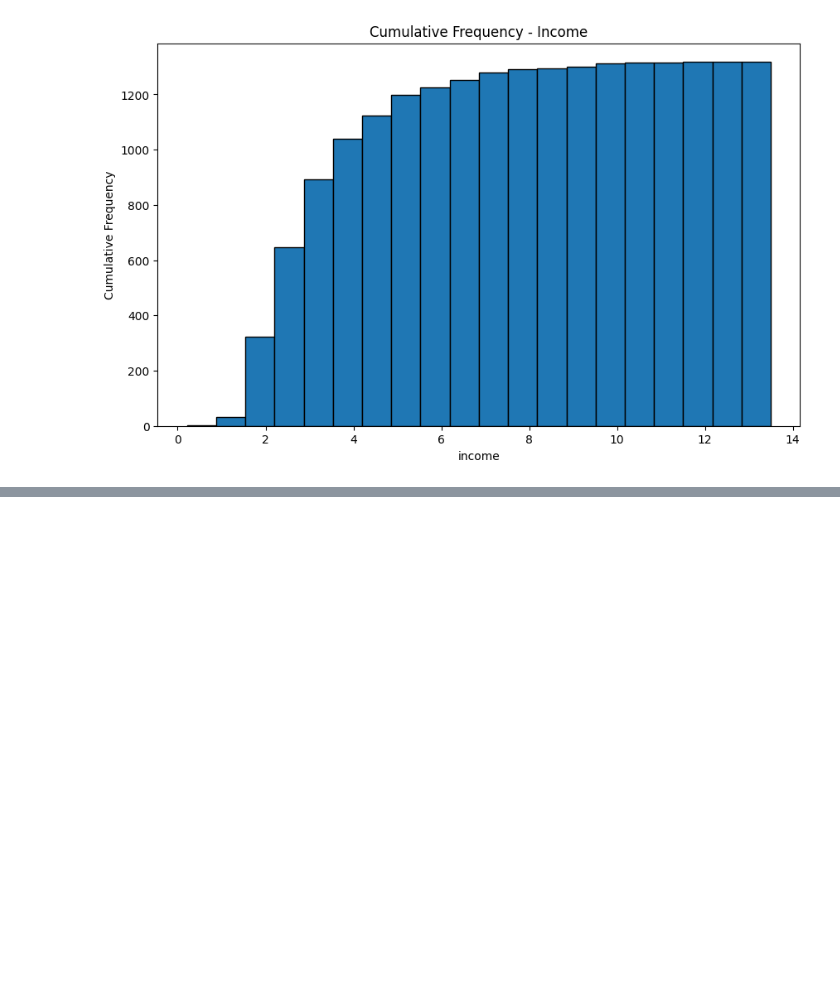
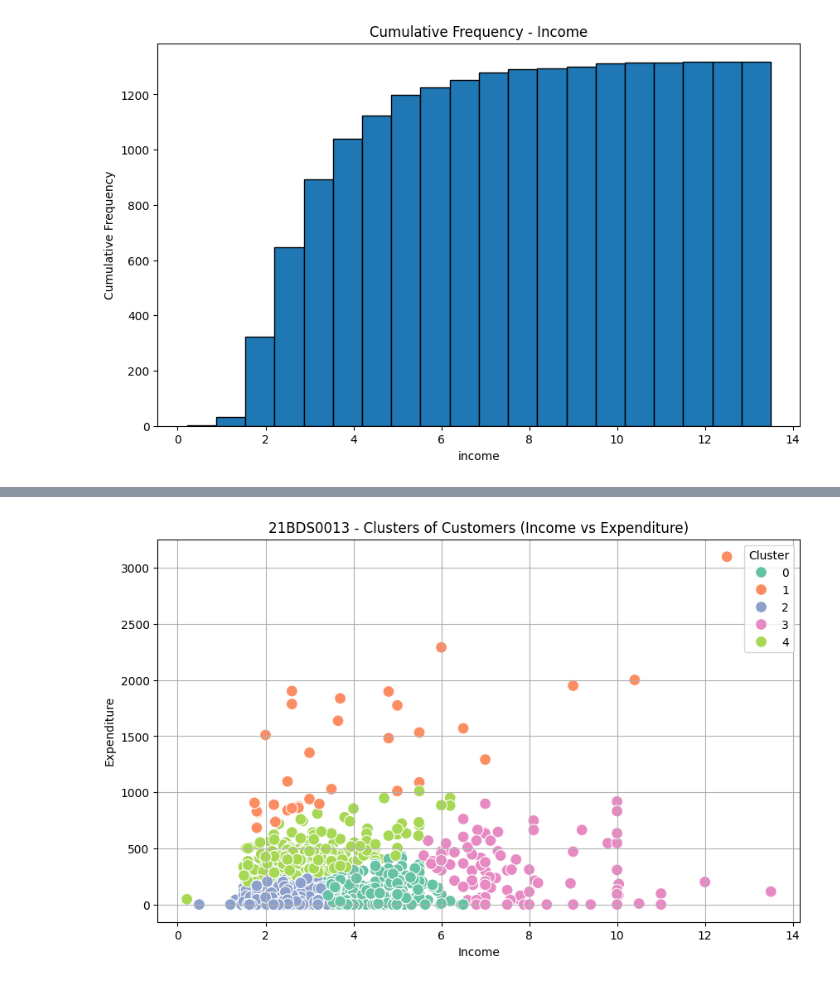
Before and after one commit to harshrjain/EDA, a Jupyter notebook: 21BDS0013.ipynb, the cells around one changed output, grey strips where cells are left out. Saved outputs shown, nothing was run; the diff lists cells and outputs as text; code cells hidden in the pictures; blank space fills up the shorter version.

```diff
--- a/21BDS0013.ipynb
+++ b/21BDS0013.ipynb
@@ -690,0 +745,18 @@ ModuleNotFoundError: No module named 'ternary'
+# %%
+#2. Apply Kmeans
+# Based on Elbow, optimal k is 5 as in the graph above
+optimal_k = 5
+kmeans = KMeans(n_clusters=optimal_k, random_state=42)
+df["Cluster"] = kmeans.fit_predict(scaled_features)
+
+#3. Visualize Clusters
+plt.figure(figsize=(10, 6))
+sns.scatterplot(x="income", y="expenditure", hue="Cluster", data=df, palette="Set2", s=100)
+plt.title("21BDS0013 - Clusters of Customers (Income vs Expenditure)")
+plt.xlabel("Income")
+plt.ylabel("Expenditure")
+plt.legend(title="Cluster")
+plt.grid(True)
+plt.show()
+# %% [output]
+[figure, added]
```
Also changed, not shown: parts of 4 cells of this notebook.
